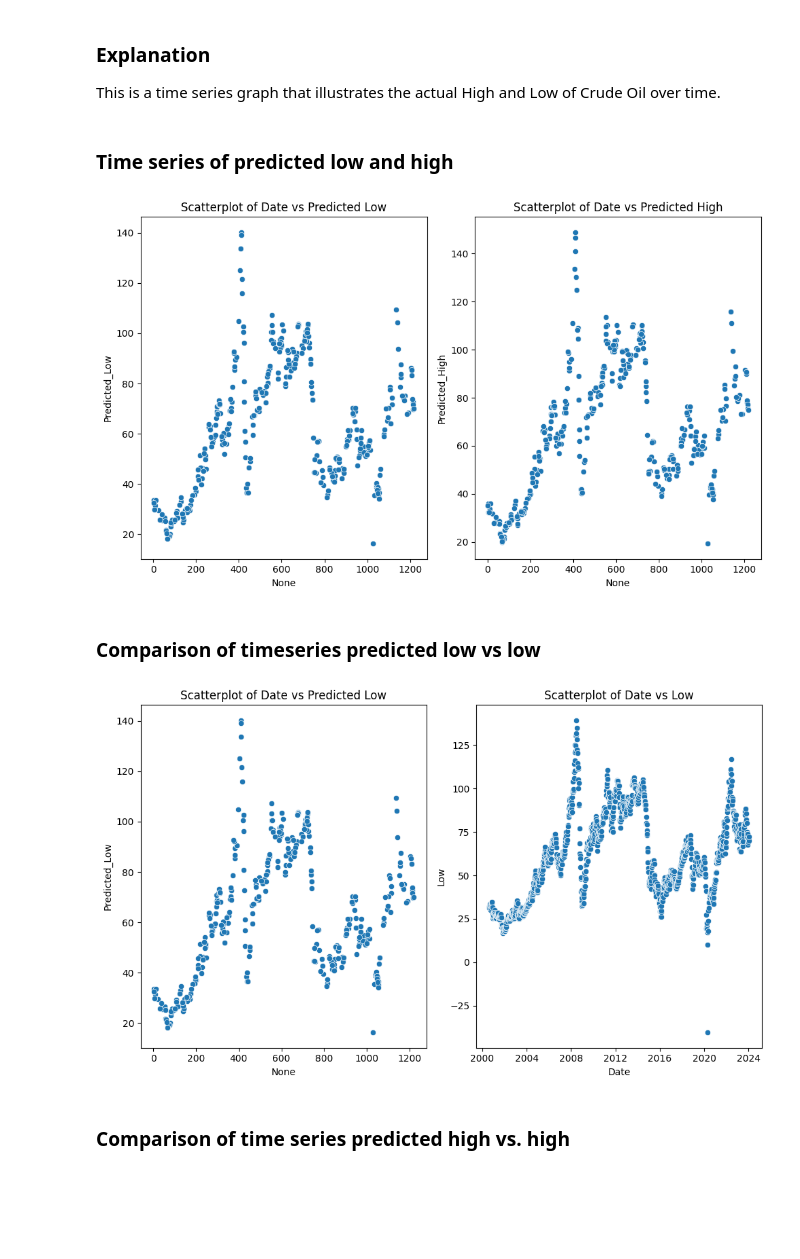
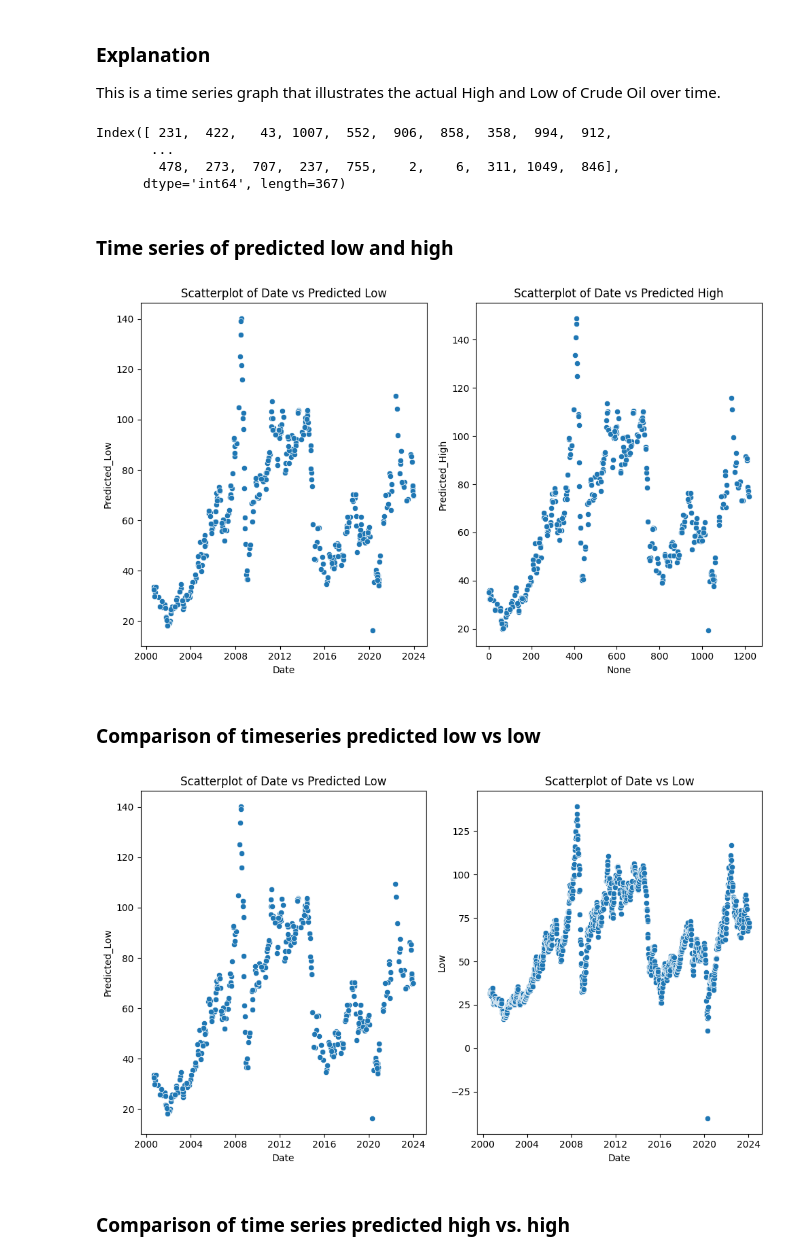
Before and after one commit to G4BE-334/OilLinearRegression, a Jupyter notebook: src/oilnb.ipynb, the cells around one changed output. Drawn from its saved outputs; the diff is of its cells as text; code cells hidden in the pictures; blank space fills up the shorter version.

Commit message:
Change x scatterplots on predicted to actual Date

```diff
--- a/src/oilnb.ipynb
+++ b/src/oilnb.ipynb
@@ -139,28 +139,38 @@ plt.show()
 ### Explanation
 
 This is a time series graph that illustrates the actual High and Low of Crude Oil over time.
+# %%
+X_test.index
+# %% [output]
+Index([ 231,  422,   43, 1007,  552,  906,  858,  358,  994,  912,
+       ...
+        478,  273,  707,  237,  755,    2,    6,  311, 1049,  846],
+      dtype='int64', length=367)
 # %% [markdown]
 ### Time series of predicted low and high
 # %%
 X_test['Predicted_High'] = predictions[:, 0]
 X_test['Predicted_Low'] = predictions[:, 1]
+X_test = X_test.assign(Date=df['Date'])
 
 plt.figure(figsize=(10, 6))
 
 # Plot 'Date' vs 'Predicted_Low'
 plt.subplot(1, 2, 1)
-sns.scatterplot(x=X_test.index, y='Predicted_Low', data=X_test)
+#sns.scatterplot(x=X_test.index, y='Predicted_Low', data=X_test)
+sns.scatterplot(x='Date', y='Predicted_Low', data=X_test)
 plt.title('Scatterplot of Date vs Predicted Low')
 
 # Plot 'Date' vs 'Predicted_High'
 plt.subplot(1, 2, 2)
-sns.scatterplot(x=X_test.index, y='Predicted_High', data=X_test)
+#sns.scatterplot(x=X_test.index, y='Predicted_High', data=X_test)
+sns.scatterplot(x='Date', y='Predicted_High', data=X_test)
 plt.title('Scatterplot of Date vs Predicted High')
 
 plt.tight_layout()
 plt.show()
 # %% [output]
-[figure, old version]
+[figure, new version]
 # %% [markdown]
 ### Comparison of timeseries predicted low vs low
 # %%
@@ -168,7 +178,8 @@ plt.figure(figsize=(10, 6))
 
 # Plot 'Date' vs 'Predicted_Low'
 plt.subplot(1, 2, 1)
-sns.scatterplot(x=X_test.index, y='Predicted_Low', data=X_test)
+#sns.scatterplot(x=X_test.index, y='Predicted_Low', data=X_test)
+sns.scatterplot(x='Date', y='Predicted_Low', data=X_test)
 plt.title('Scatterplot of Date vs Predicted Low')
 
 # Plot 'Date' vs 'Low'
@@ -179,7 +190,7 @@ plt.title('Scatterplot of Date vs Low')
 plt.tight_layout()
 plt.show()
 # %% [output]
-[figure, old version]
+[figure, new version]
 # %% [markdown]
 ### Comparison of time series predicted high vs. high
 # %%
```
Also changed, not shown: parts of 1 cell of this notebook.
